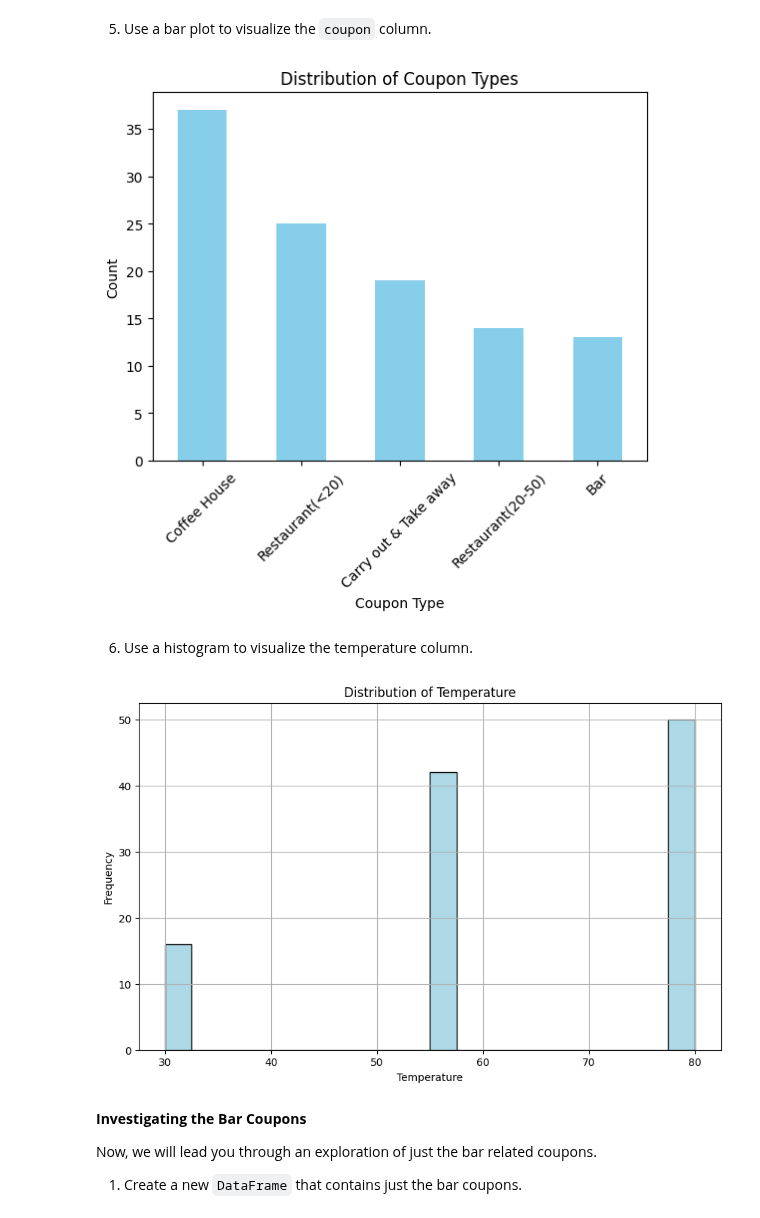
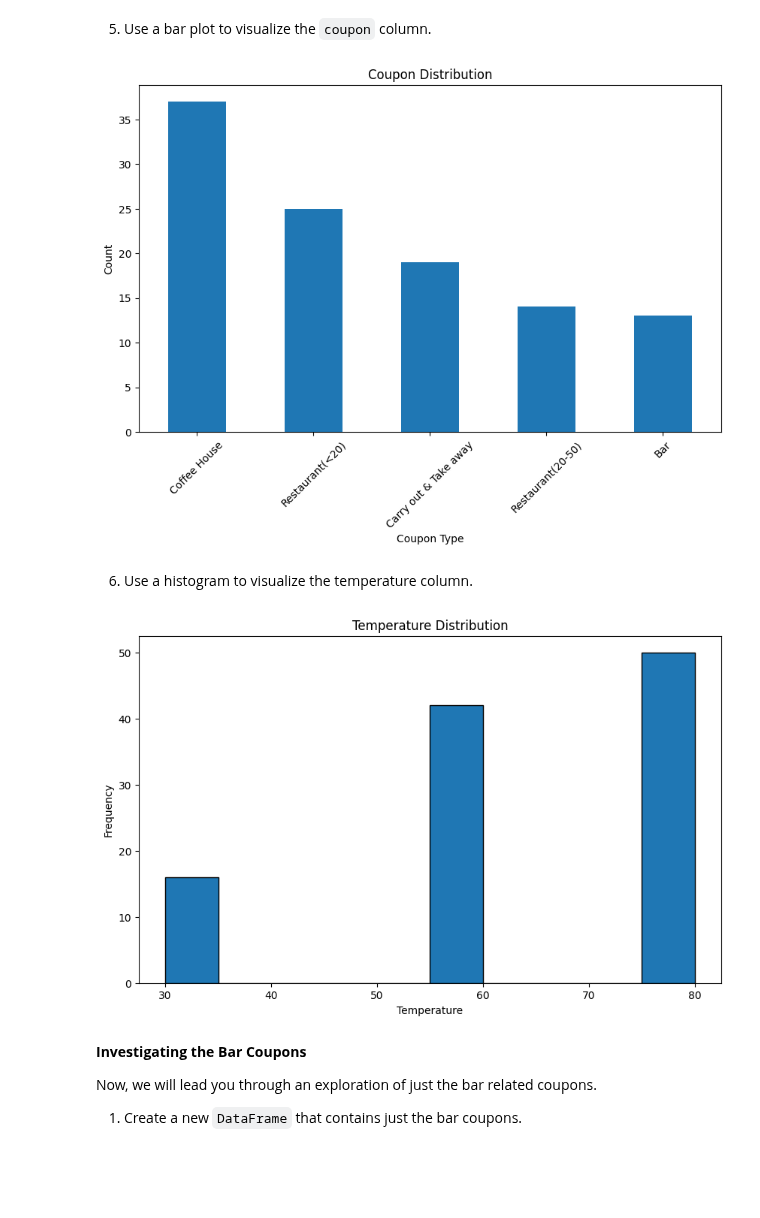
Before and after one commit to ssanjay08/kraftwerk, a Jupyter notebook: Assignment_5.1/prompt.ipynb, the cells around one changed output. Saved outputs shown, nothing was run; the diff lists cells and outputs as text; code cells hidden in the pictures; blank space fills up the shorter version.

```diff
--- a/Assignment_5.1/prompt.ipynb
+++ b/Assignment_5.1/prompt.ipynb
@@ -67,7 +67,9 @@ Use the prompts below to get started with your data analysis.
 
 1. Read in the `coupons.csv` file.
 # %%
-data = pd.read_csv('data/coupons.csv')
+file_path = 'data/coupons.csv'
+# %%
+data = pd.read_csv(file_path)
 # %%
 data.head()
 # %% [output]
@@ -128,3 +137,10 @@ dtype: int64
+# %%
+
+# Drop columns with all NaN values
+data_cleaned = data.dropna()
+
+# Replace remaining NaN values with a placeholder (e.g., 'Unknown')
+data_cleaned = data_cleaned.fillna('Unknown')
 # %% [markdown]
 4. What proportion of the total observations chose to accept the coupon?
 # %%
@@ -137,27 +153,27 @@ print(proportion_accepted)
 # %% [markdown]
 5. Use a bar plot to visualize the `coupon` column.
 # %%
-coupon_counts = df_cleaned['coupon'].value_counts()
-coupon_counts.plot(kind='bar', color='skyblue')
-plt.title('Distribution of Coupon Types')
+
+plt.figure(figsize=(10, 6))
+data_cleaned['coupon'].value_counts().plot(kind='bar')
+plt.title('Coupon Distribution')
 plt.xlabel('Coupon Type')
 plt.ylabel('Count')
 plt.xticks(rotation=45)
 plt.show()
 # %% [output]
-[figure, old version]
+[figure, new version]
 # %% [markdown]
 6. Use a histogram to visualize the temperature column.
 # %%
-plt.figure(figsize=(10,6))
-plt.hist(df_cleaned['temperature'], bins=20, color='lightblue', edgecolor='black')
-plt.title('Distribution of Temperature')
+plt.figure(figsize=(10, 6))
+data_cleaned['temperature'].plot(kind='hist', bins=10, edgecolor='black')
+plt.title('Temperature Distribution')
 plt.xlabel('Temperature')
 plt.ylabel('Frequency')
-plt.grid(True)
 plt.show()
 # %% [output]
-[figure, old version]
+[figure, new version]
 # %% [markdown]
 **Investigating the Bar Coupons**
 
```
Also changed, not shown: parts of 21 cells of this notebook.
